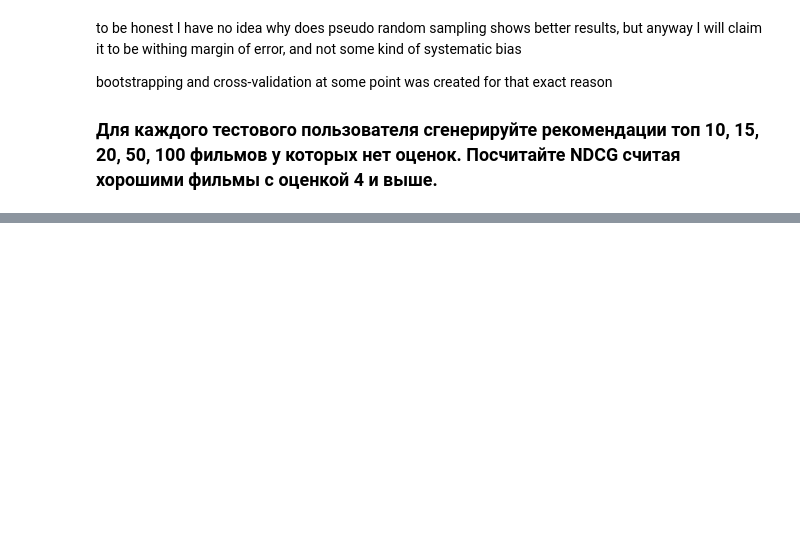
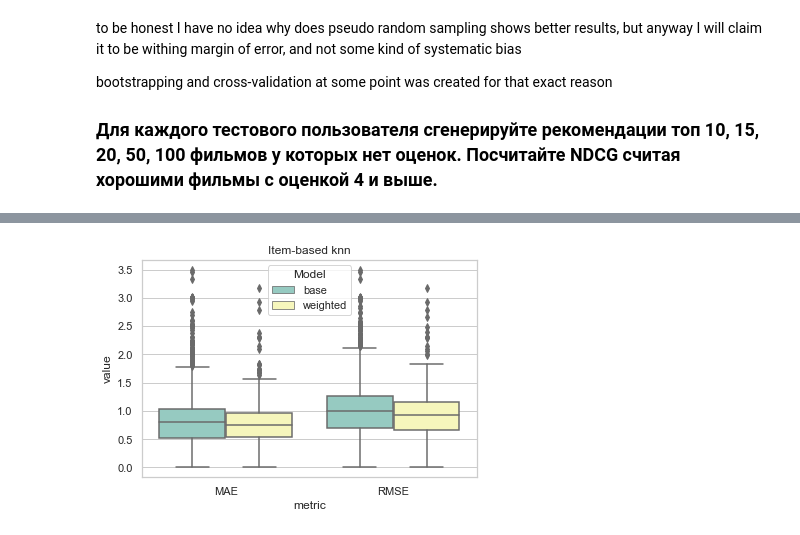
Before and after one commit to vvseva/recomend_hse, a Jupyter notebook: week4-hw/HomeWork1.ipynb, the cells around one changed output, grey strips where cells are left out. Saved outputs shown, nothing was run; the diff lists cells and outputs as text; code cells hidden in the pictures; blank space fills up the shorter version.

```diff
--- a/week4-hw/HomeWork1.ipynb
+++ b/week4-hw/HomeWork1.ipynb
@@ -716,0 +1101,12 @@ print(np.mean(list(ndcg_weight.values())))
+# %%
+%%time
+errors_base_MAE_t_2,errors_base_RMSE_t_2 =  evaluate_model(critics_train_t, critics_test_t,
+                                                       rec_func = getRecommendations_item)
+
+errors_clear_MAE = {k: errors_base_MAE_t_2[k] for k in errors_base_MAE_t_2 if not isnan(errors_base_MAE_t_2[k])}
+errors_clear_RMSE = {k: errors_base_RMSE_t_2[k] for k in errors_base_RMSE_t_2 if not isnan(errors_base_RMSE_t_2[k])}
+
+print("mean error for base-level model:")
+print(np.mean(list(errors_clear_MAE.values())))
+print("mean error for base-level model:")
+print(np.mean(list(errors_clear_RMSE.values())))
@@ -716,0 +1119,11 @@ print(np.mean(list(ndcg_weight.values())))
+# %%
+%%time
+errors_weighted_MAE_t_2, errors_weighted_RMSE_t_2 = evaluate_model(critics_train_t, critics_test_t, rec_func = getRecommendations_weighted_item)
+
+errors_clear_MAE = {k: errors_weighted_MAE_t_2[k] for k in errors_weighted_MAE_t_2 if not isnan(errors_weighted_MAE_t_2[k])}
+errors_clear_RMSE = {k: errors_weighted_RMSE_t_2[k] for k in errors_weighted_RMSE_t_2 if not isnan(errors_weighted_RMSE_t_2[k])}
+
+print("mean error for base-level model:")
+print(np.mean(list(errors_clear_MAE.values())))
+print("mean error for base-level model:")
+print(np.mean(list(errors_clear_RMSE.values())))
@@ -716,0 +1136,16 @@ print(np.mean(list(ndcg_weight.values())))
+# %%
+df_errors_2_t = pd.DataFrame(
+    {'value': [*list(errors_base_MAE_t_2.values()),
+               *list(errors_base_RMSE_t_2.values()),
+               *list(errors_weighted_MAE_t_2.values()),
+               *list(errors_weighted_RMSE_t_2.values())],
+     'metric': [*np.repeat("MAE", len(errors_base_MAE_t_2.values()), axis=0),
+                *np.repeat("RMSE", len(errors_base_RMSE_t_2.values()), axis=0),
+                *np.repeat("MAE", len(errors_weighted_MAE_t_2.values()), axis=0),
+                *np.repeat("RMSE", len(errors_weighted_RMSE_t_2.values()), axis=0)],
+     'Model': [*np.repeat("base", len(errors_base_MAE_t_2.values()), axis=0),
+               *np.repeat("base", len(errors_base_RMSE_t_2.values()), axis=0),
+               *np.repeat("weighted", len(errors_weighted_MAE_t_2.values()), axis=0),
+               *np.repeat("weighted", len(errors_weighted_RMSE_t_2.values()), axis=0)]}
+)
+df_errors_2_t
@@ -716,0 +1166,8 @@ print(np.mean(list(ndcg_weight.values())))
+# %%
+sns.set_theme(style="whitegrid")
+ax = sns.boxplot(x="metric", y="value", hue="Model",
+                 data=df_errors_2_t, palette="Set3")
+ax.set_title("Item-based knn")
+plt.show()
+# %% [output]
+[figure, added]
```
Also changed, not shown: parts of 63 cells of this notebook.
